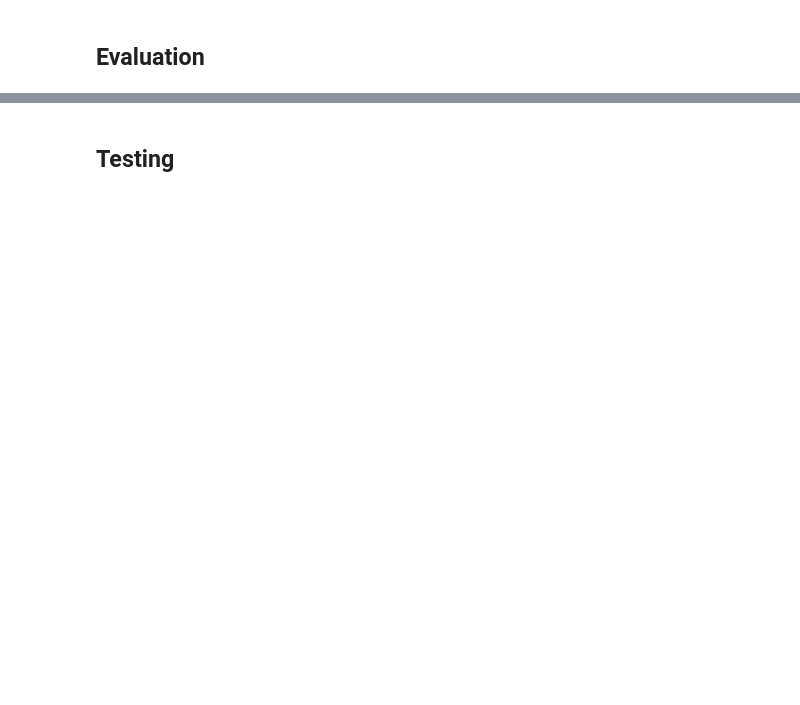
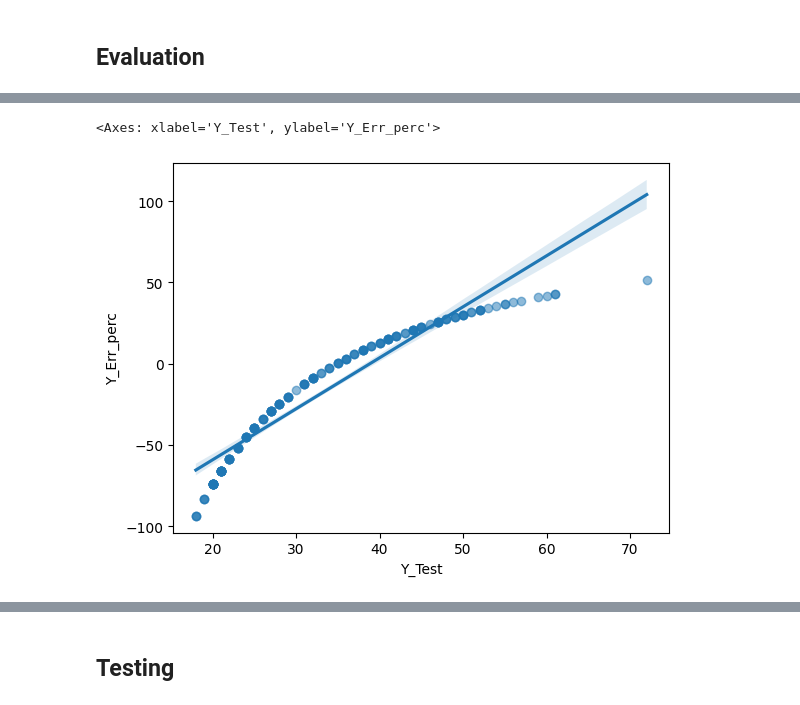
Before and after one commit to victoris93/contrastive-reg, a Jupyter notebook: barbano_aug.ipynb, the cells around one changed output, grey strips where cells are left out. Saved outputs shown, nothing was run; the diff lists cells and outputs as text; code cells hidden in the pictures; blank space fills up the shorter version.

```diff
--- a/barbano_aug.ipynb
+++ b/barbano_aug.ipynb
@@ -570,3 +1300,8 @@ plt.show()
+# %%
+sns.regplot(x='Y_Test', y='Y_Err_perc', data=df_test.eval("Y_Err_perc = (Y_Test - Y_Test_Pred) / Y_Test * 100"), scatter_kws={'alpha':0.5})
+# %% [output]
+<Axes: xlabel='Y_Test', ylabel='Y_Err_perc'>
+[figure, added]
 # %%
 mape_train, r2_train, mape_test, r2_test = compute_age_mae_r2(model, std_train_loader, std_test_loader, device)
 print(f"Train Age MAPE: {mape_train}, Test Age MAPE: {mape_test}.")
```
Also changed, not shown: parts of 49 cells of this notebook, 6 other files.
